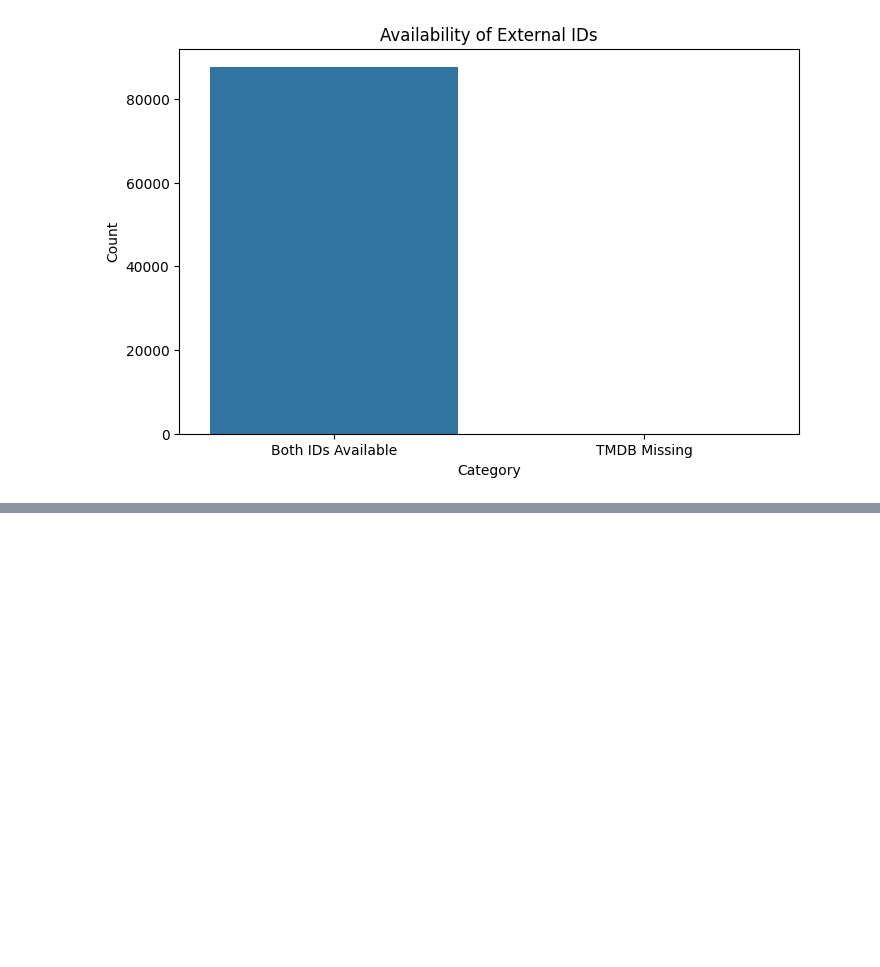
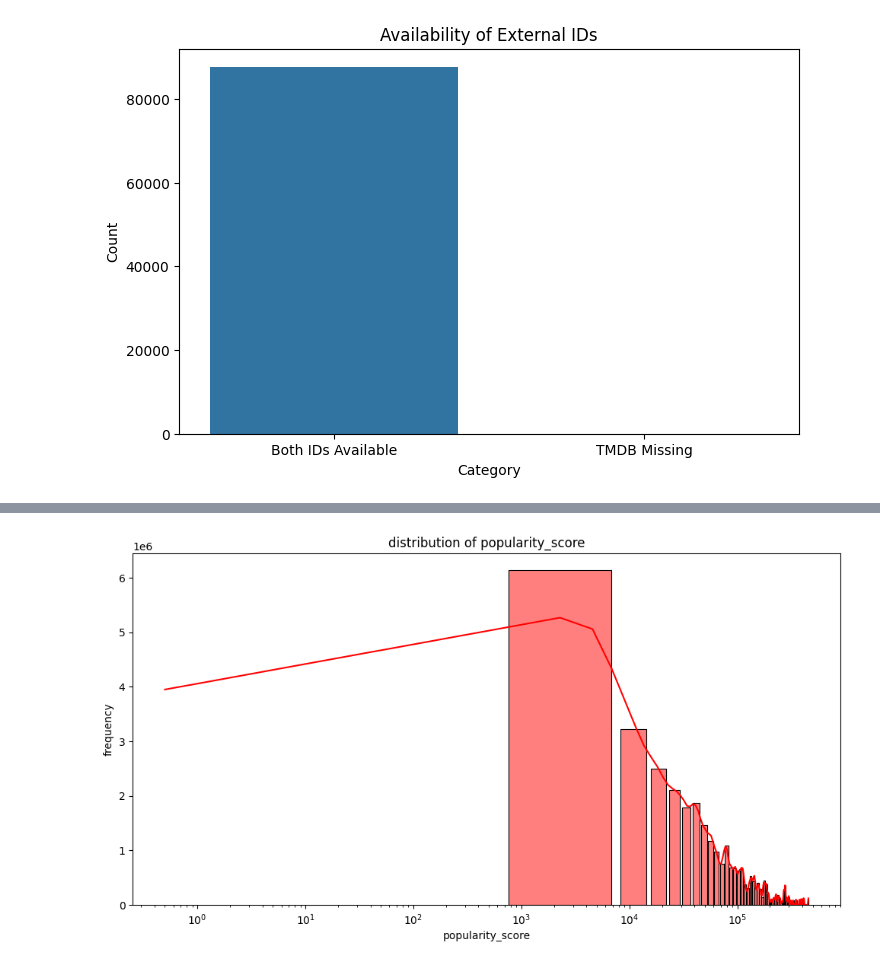
Before and after one commit to nakranimeet18/recommendation-engine-platform, a Jupyter notebook: notebooks/04_data_visualization.ipynb, the cells around one changed output, grey strips where cells are left out. Drawn from its saved outputs; the diff is of its cells as text; code cells hidden in the pictures; blank space fills up the shorter version.

```diff
--- a/notebooks/04_data_visualization.ipynb
+++ b/notebooks/04_data_visualization.ipynb
@@ -364,0 +384,18 @@ plt.show()
+# %%
+plt.figure(figsize=(12,6))
+
+sns.histplot(
+    ratings["popularity_score"],
+    bins= 60,
+    color = "red",
+    edgecolor = "black",
+    kde = True,
+    shrink= 0.8
+)
+plt.xscale("log")
+plt.title("distribution of popularity_score")
+plt.xlabel("popularity_score")
+plt.ylabel("frequency")
+plt.show()
+# %% [output]
+[figure, added]
```
Also changed, not shown: parts of 12 cells of this notebook.
